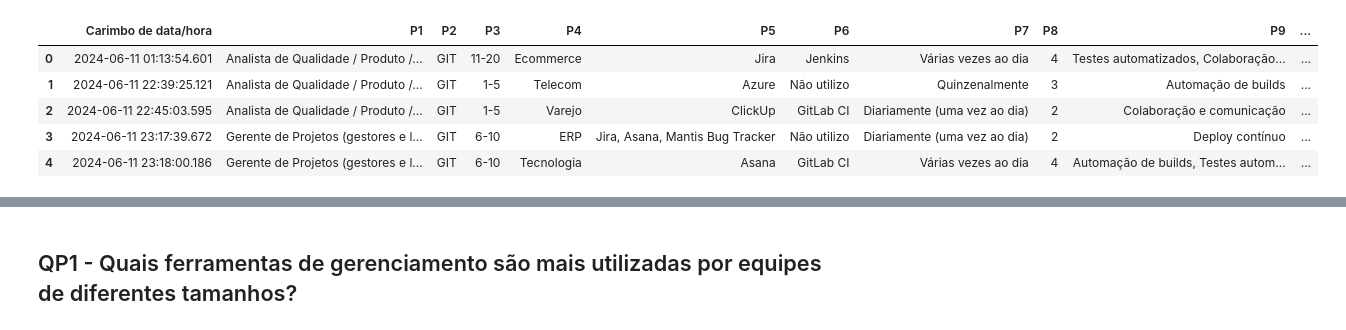
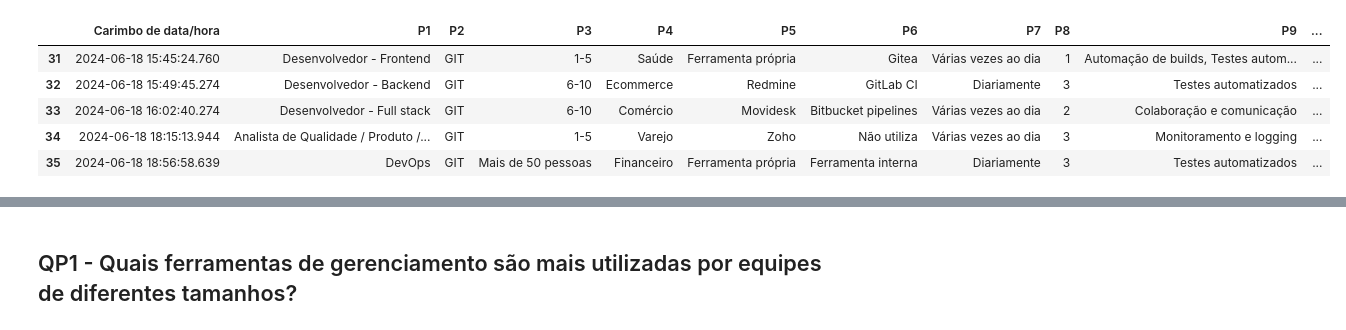
Before and after one commit to cesarfreire/65eeo-trabalho2, a Jupyter notebook: main.ipynb, the cells around one changed output, grey strips where cells are left out. Cells and saved outputs as stored; diff of their text form; code cells hidden in the pictures.

```diff
--- a/main.ipynb
+++ b/main.ipynb
@@ -1,16 +1,16 @@
 # %%
 import pandas as pd
 
 # carrega os dados da planilha
 file_path = 'form.xlsx'
 data = pd.read_excel(file_path)
 
 # exibe o começo da estrutura para ver se não deu cagada
-data.head()
+data.tail()
 # %% [output]
 |  | Carimbo de data/hora | P1 | P2 | P3 | P4 | P5 | P6 | P7 | P8 | P9 | ... |
-| 0 | 2024-06-11 01:13:54.601 | Analista de Qualidade / Produto /... | GIT | 11-20 | Ecommerce | Jira | Jenkins | Várias vezes ao dia | 4 | Testes automatizados, Colaboração... | ... |
-| 1 | 2024-06-11 22:39:25.121 | Analista de Qualidade / Produto /... | GIT | 1-5 | Telecom | Azure | Não utilizo | Quinzenalmente | 3 | Automação de builds | ... |
-| 2 | 2024-06-11 22:45:03.595 | Analista de Qualidade / Produto /... | GIT | 1-5 | Varejo | ClickUp | GitLab CI | Diariamente (uma vez ao dia) | 2 | Colaboração e comunicação | ... |
-| 3 | 2024-06-11 23:17:39.672 | Gerente de Projetos (gestores e l... | GIT | 6-10 | ERP | Jira, Asana, Mantis Bug Tracker | Não utilizo | Diariamente (uma vez ao dia) | 2 | Deploy contínuo | ... |
-| 4 | 2024-06-11 23:18:00.186 | Gerente de Projetos (gestores e l... | GIT | 6-10 | Tecnologia | Asana | GitLab CI | Várias vezes ao dia | 4 | Automação de builds, Testes autom... | ... |
+| 31 | 2024-06-18 15:45:24.760 | Desenvolvedor - Frontend | GIT | 1-5 | Saúde | Ferramenta própria | Gitea | Várias vezes ao dia | 1 | Automação de builds, Testes autom... | ... |
+| 32 | 2024-06-18 15:49:45.274 | Desenvolvedor - Backend | GIT | 6-10 | Ecommerce | Redmine | GitLab CI | Diariamente | 3 | Testes automatizados | ... |
+| 33 | 2024-06-18 16:02:40.274 | Desenvolvedor - Full stack | GIT | 6-10 | Comércio | Movidesk | Bitbucket pipelines | Várias vezes ao dia | 2 | Colaboração e comunicação | ... |
+| 34 | 2024-06-18 18:15:13.944 | Analista de Qualidade / Produto /... | GIT | 1-5 | Varejo | Zoho | Não utiliza | Várias vezes ao dia | 3 | Monitoramento e logging | ... |
+| 35 | 2024-06-18 18:56:58.639 | DevOps | GIT | Mais de 50 pessoas | Financeiro | Ferramenta própria | Ferramenta interna | Diariamente | 3 | Testes automatizados | ... |
```
Also changed, not shown: parts of 28 cells of this notebook, 1 other file.
